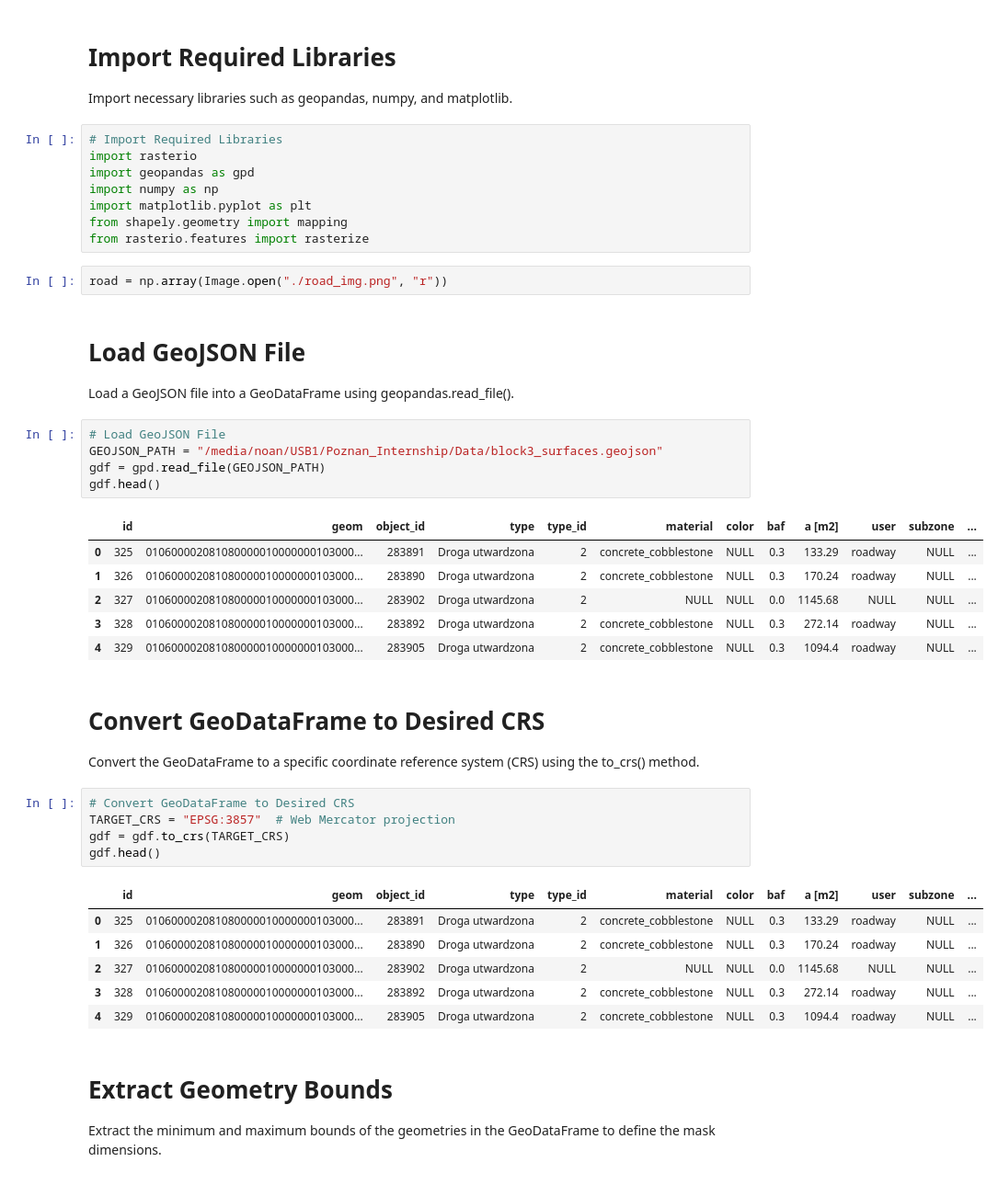
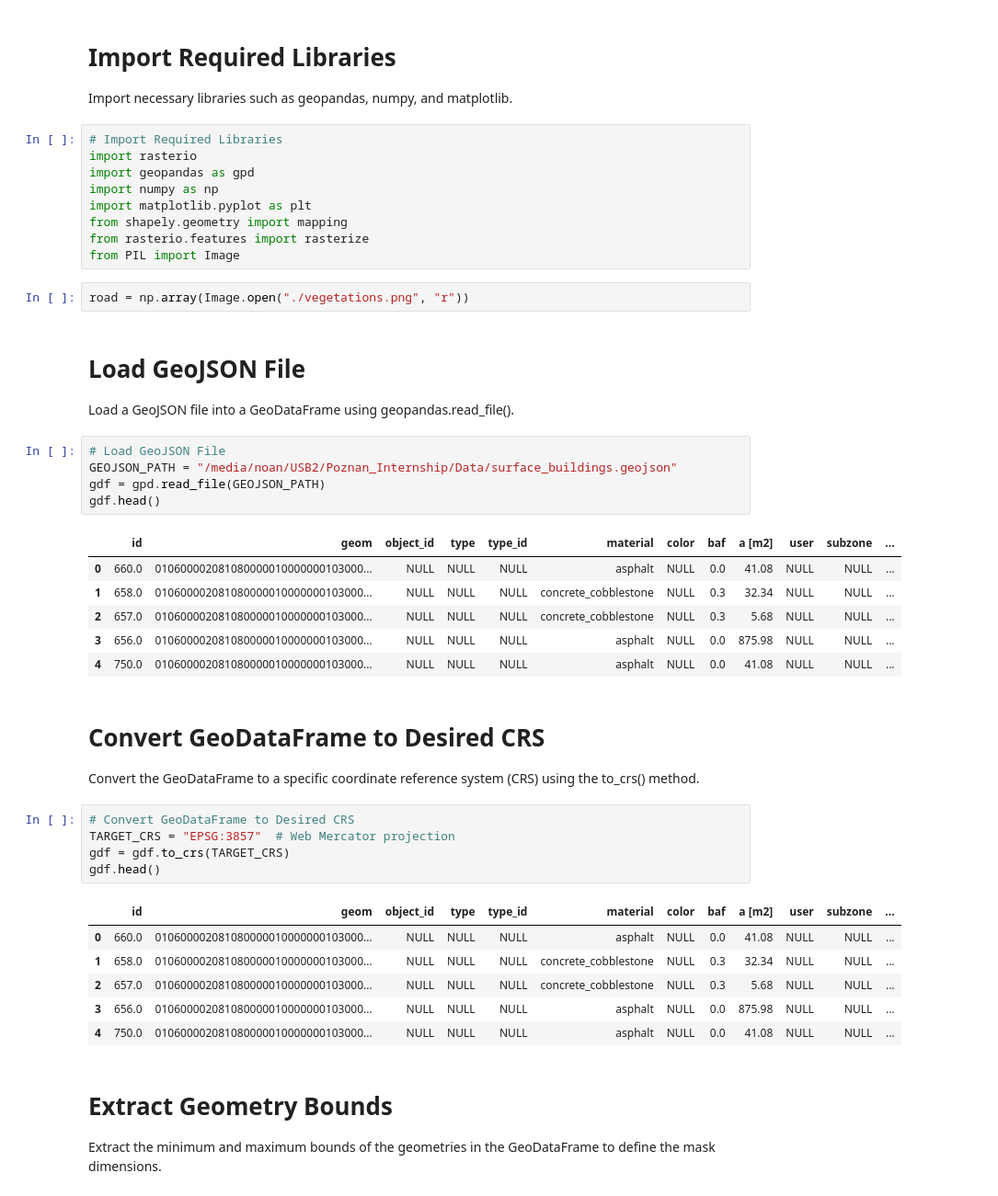
Before and after one commit to LRMPUT/internship_enssat_put, a Jupyter notebook: SegmentAnything/mask.ipynb, the cells around one changed output. Shown at 92% size. Saved outputs shown, nothing was run; the diff lists cells and outputs as text.

```diff
--- a/SegmentAnything/mask.ipynb
+++ b/SegmentAnything/mask.ipynb
@@ -10,24 +10,25 @@ import numpy as np
 import matplotlib.pyplot as plt
 from shapely.geometry import mapping
 from rasterio.features import rasterize
+from PIL import Image
 # %%
-road = np.array(Image.open("./road_img.png", "r"))
+road = np.array(Image.open("./vegetations.png", "r"))
 # %% [markdown]
 # Load GeoJSON File
 
 Load a GeoJSON file into a GeoDataFrame using geopandas.read_file().
 # %%
 # Load GeoJSON File
-GEOJSON_PATH = "/media/noan/USB1/Poznan_Internship/Data/block3_surfaces.geojson"
+GEOJSON_PATH = "/media/noan/USB2/Poznan_Internship/Data/surface_buildings.geojson"
 gdf = gpd.read_file(GEOJSON_PATH)
 gdf.head()
 # %% [output]
 |  | id | geom | object_id | type | type_id | material | color | baf | a [m2] | user | subzone | ... |
-| 0 | 325 | 010600002081080000010000000103000... | 283891 | Droga utwardzona | 2 | concrete_cobblestone | NULL | 0.3 | 133.29 | roadway | NULL | ... |
-| 1 | 326 | 010600002081080000010000000103000... | 283890 | Droga utwardzona | 2 | concrete_cobblestone | NULL | 0.3 | 170.24 | roadway | NULL | ... |
-| 2 | 327 | 010600002081080000010000000103000... | 283902 | Droga utwardzona | 2 | NULL | NULL | 0.0 | 1145.68 | NULL | NULL | ... |
-| 3 | 328 | 010600002081080000010000000103000... | 283892 | Droga utwardzona | 2 | concrete_cobblestone | NULL | 0.3 | 272.14 | roadway | NULL | ... |
-| 4 | 329 | 010600002081080000010000000103000... | 283905 | Droga utwardzona | 2 | concrete_cobblestone | NULL | 0.3 | 1094.4 | roadway | NULL | ... |
+| 0 | 660.0 | 010600002081080000010000000103000... | NULL | NULL | NULL | asphalt | NULL | 0.0 | 41.08 | NULL | NULL | ... |
+| 1 | 658.0 | 010600002081080000010000000103000... | NULL | NULL | NULL | concrete_cobblestone | NULL | 0.3 | 32.34 | NULL | NULL | ... |
+| 2 | 657.0 | 010600002081080000010000000103000... | NULL | NULL | NULL | concrete_cobblestone | NULL | 0.3 | 5.68 | NULL | NULL | ... |
+| 3 | 656.0 | 010600002081080000010000000103000... | NULL | NULL | NULL | asphalt | NULL | 0.0 | 875.98 | NULL | NULL | ... |
+| 4 | 750.0 | 010600002081080000010000000103000... | NULL | NULL | NULL | asphalt | NULL | 0.0 | 41.08 | NULL | NULL | ... |
 # %% [markdown]
 # Convert GeoDataFrame to Desired CRS
 
@@ -39,11 +40,11 @@ gdf = gdf.to_crs(TARGET_CRS)
 gdf.head()
 # %% [output]
 |  | id | geom | object_id | type | type_id | material | color | baf | a [m2] | user | subzone | ... |
-| 0 | 325 | 010600002081080000010000000103000... | 283891 | Droga utwardzona | 2 | concrete_cobblestone | NULL | 0.3 | 133.29 | roadway | NULL | ... |
-| 1 | 326 | 010600002081080000010000000103000... | 283890 | Droga utwardzona | 2 | concrete_cobblestone | NULL | 0.3 | 170.24 | roadway | NULL | ... |
-| 2 | 327 | 010600002081080000010000000103000... | 283902 | Droga utwardzona | 2 | NULL | NULL | 0.0 | 1145.68 | NULL | NULL | ... |
-| 3 | 328 | 010600002081080000010000000103000... | 283892 | Droga utwardzona | 2 | concrete_cobblestone | NULL | 0.3 | 272.14 | roadway | NULL | ... |
-| 4 | 329 | 010600002081080000010000000103000... | 283905 | Droga utwardzona | 2 | concrete_cobblestone | NULL | 0.3 | 1094.4 | roadway | NULL | ... |
+| 0 | 660.0 | 010600002081080000010000000103000... | NULL | NULL | NULL | asphalt | NULL | 0.0 | 41.08 | NULL | NULL | ... |
+| 1 | 658.0 | 010600002081080000010000000103000... | NULL | NULL | NULL | concrete_cobblestone | NULL | 0.3 | 32.34 | NULL | NULL | ... |
+| 2 | 657.0 | 010600002081080000010000000103000... | NULL | NULL | NULL | concrete_cobblestone | NULL | 0.3 | 5.68 | NULL | NULL | ... |
+| 3 | 656.0 | 010600002081080000010000000103000... | NULL | NULL | NULL | asphalt | NULL | 0.0 | 875.98 | NULL | NULL | ... |
+| 4 | 750.0 | 010600002081080000010000000103000... | NULL | NULL | NULL | asphalt | NULL | 0.0 | 41.08 | NULL | NULL | ... |
 # %% [markdown]
 # Extract Geometry Bounds
 
```
Also changed, not shown: parts of 4 cells of this notebook, 7 other files.
